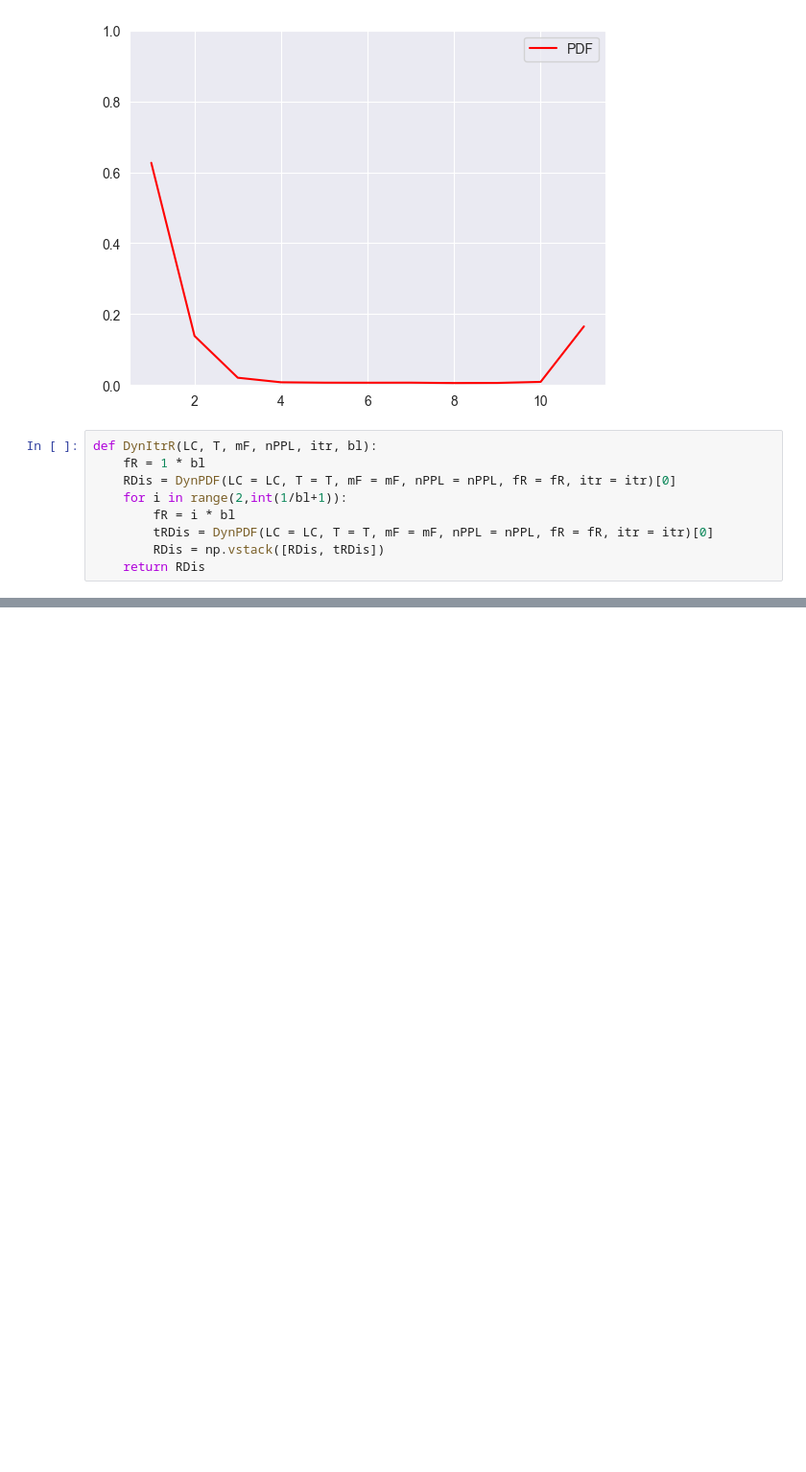
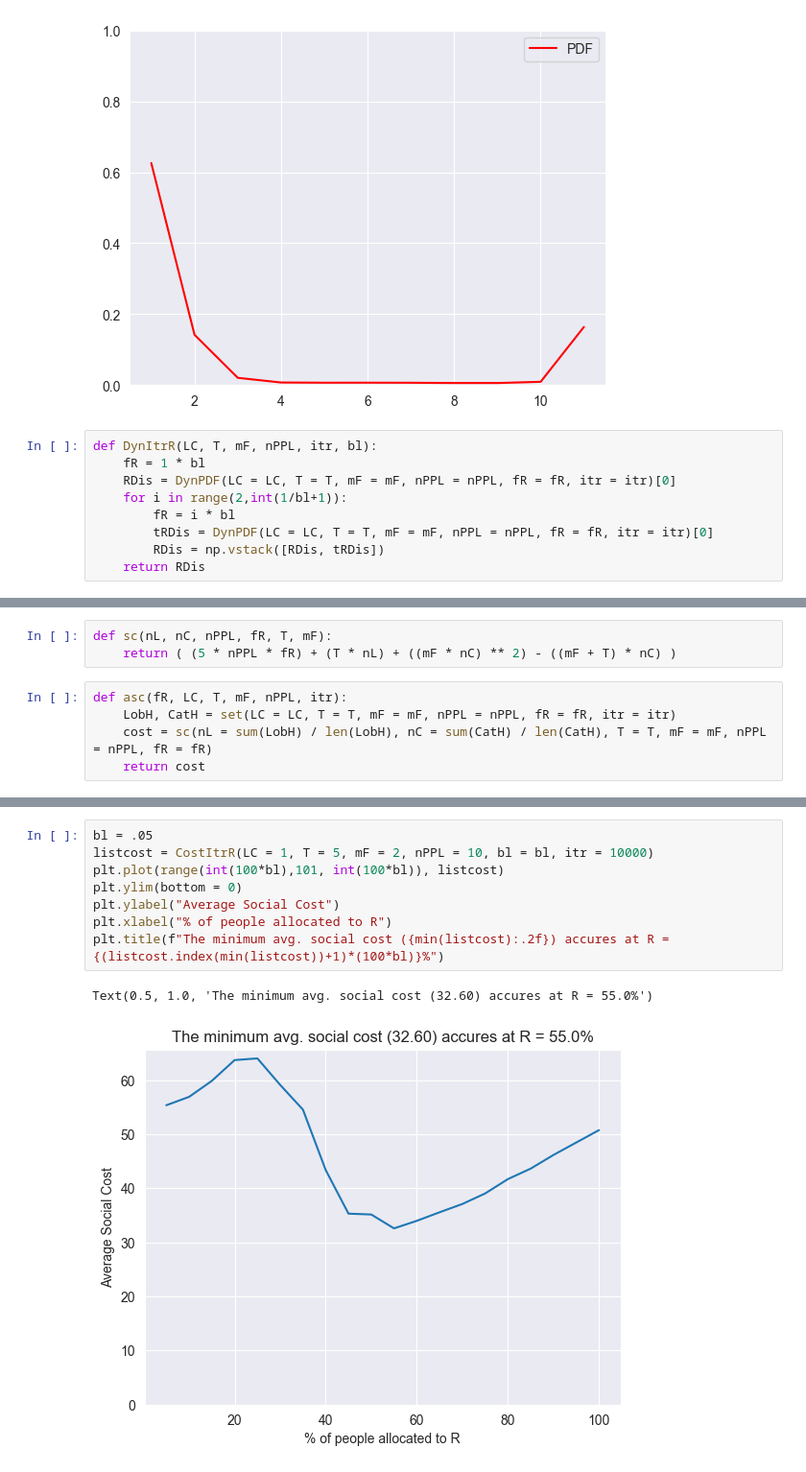
Before and after one commit to JTayMilli/391X, a Jupyter notebook: BoringDynamics.ipynb, the cells around one changed output, grey strips where cells are left out. Shown at 96% size. Saved outputs shown, nothing was run; the diff lists cells and outputs as text; blank space fills up the shorter version.

```diff
--- a/BoringDynamics.ipynb
+++ b/BoringDynamics.ipynb
@@ -220,3 +222,11 @@ Stationary at 100000 iterations
 Stationary at 100000 iterations
 <Figure size 1000x1000 with 0 Axes>
 [figure]
+# %%
+def sc(nL, nC, nPPL, fR, T, mF):
+    return ( (5 * nPPL * fR) + (T * nL) + ((mF * nC) ** 2) - ((mF + T) * nC) )
+# %%
+def asc(fR, LC, T, mF, nPPL, itr):
+    LobH, CatH = set(LC = LC, T = T, mF = mF, nPPL = nPPL, fR = fR, itr = itr)
+    cost = sc(nL = sum(LobH) / len(LobH), nC = sum(CatH) / len(CatH), T = T, mF = mF, nPPL = nPPL, fR = fR)
+    return cost
@@ -222,0 +281,11 @@ Stationary at 100000 iterations
+# %%
+bl = .05
+listcost = CostItrR(LC = 1, T = 5, mF = 2, nPPL = 10, bl = bl, itr = 10000)
+plt.plot(range(int(100*bl),101, int(100*bl)), listcost)
+plt.ylim(bottom = 0)
+plt.ylabel("Average Social Cost")
+plt.xlabel("% of people allocated to R")
+plt.title(f"The minimum avg. social cost ({min(listcost):.2f}) accures at R = {(listcost.index(min(listcost))+1)*(100*bl)}%")
+# %% [output]
+Text(0.5, 1.0, 'The minimum avg. social cost (32.60) accures at R = 55.0%')
+[figure, added]
```
Also changed, not shown: parts of 11 cells of this notebook, 1 other file.
